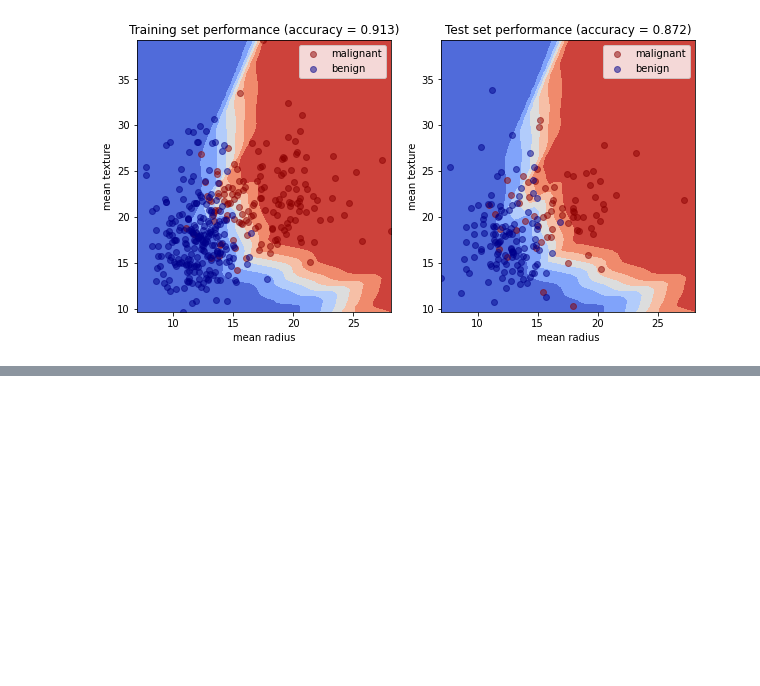
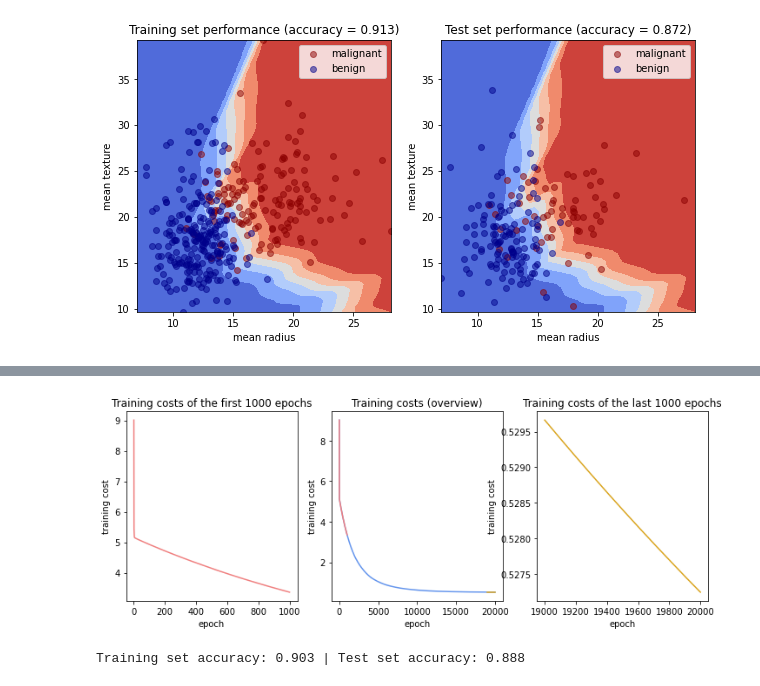
Before and after one commit to bingchen-wang/Machine-Learning-Notes, a Jupyter notebook: Machine Learning/Deep Learning/Feedforward neural networks/Numpy implementation.ipynb, the cells around one changed output, grey strips where cells are left out. Cells and saved outputs as stored; diff of their text form; code cells hidden in the pictures; blank space fills up the shorter version.

```diff
--- a/Machine Learning/Deep Learning/Feedforward neural networks/Numpy implementation.ipynb
+++ b/Machine Learning/Deep Learning/Feedforward neural networks/Numpy implementation.ipynb
@@ -163,5 +180,5 @@ gradients = back_propagation(y, parameters, layer_outputs, activations = ['ReLU'
 # %%
-def update_GD(parameters, gradients, learning_rate = 0.01):
+def update_GD(parameters, gradients, learning_rate = 0.01, lambda_ = 0):
     for para in parameters.keys():
-        parameters[para] = parameters.get(para) - learning_rate * gradients.get(f'd{para}')
+        parameters[para] = (1-learning_rate * lambda_) * parameters.get(para) - learning_rate * gradients.get(f'd{para}')
     return parameters
@@ -168,5 +188,5 @@ def update_GD(parameters, gradients, learning_rate = 0.01):
 # %%
-def training(X,y, model_structure, init_method = 'he', n_epochs = 300, learning_rate =0.01, verbose = False):
+def training(X,y, model_structure, init_method = 'he', n_epochs = 300, learning_rate =0.01, verbose = False, lambda_ = 0):
     cost_history = []
     units, activations = model_structure
     #initialize the parameters
@@ -176,6 +196,8 @@ def training(X,y, model_structure, init_method = 'he', n_epochs = 300, learning_
         y_pred, layer_outputs = forward_propagation(X, parameters, activations, n_layers = len(activations))
         #compute cost
         cost = compute_cost(y_pred, y, method = 'binaryCrossEntropy')
+        if lambda_ != 0:
+            cost += lambda_/2 * np.sum([np.sum(value**2) for key, value in parameters.items() if key.startswith('W')])
         cost_history.append(cost)
         print(f'\r Current epoch: {epoch+1}/{n_epochs} | Training cost: {cost}', end = "")
         if (epoch+1)%(n_epochs//10) == 0:
@@ -185,7 +207,7 @@ def training(X,y, model_structure, init_method = 'he', n_epochs = 300, learning_
         #update parameters using batch gradient descent (with learning rate decay)
         if (epoch+1)%(n_epochs//10) == 0:
             learning_rate *= 0.9
-        parameters = update_GD(parameters, gradients, learning_rate)
+        parameters = update_GD(parameters, gradients, learning_rate, lambda_)
     return parameters, cost_history
 # %%
 def predict(X, model_structure, parameters):
@@ -273,0 +302,4 @@ plt.show()
+# %%
+np.random.seed(1)
+model1 = ([32,32,16,8,4,1],['ReLU','ReLU','ReLU','ReLU','ReLU','sigmoid'])
+parameters, cost_history = training(X[:2,:],y, model1, n_epochs = 20000, learning_rate = 0.005, lambda_ = 0.05)
@@ -273,0 +318,25 @@ plt.show()
+# %%
+fig, ax = plt.subplots(1,3, figsize = (12,4))
+ax[0].plot(range(1,len(cost_history)+1)[:1000], cost_history[:1000], color = "lightcoral")
+ax[0].set_xlabel('epoch')
+ax[0].set_ylabel('training cost')
+ax[0].set_title('Training costs of the first 1000 epochs')
+ax[1].plot(range(1,len(cost_history)+1), cost_history, color = "cornflowerblue")
+ax[1].plot(range(1,len(cost_history)+1)[:1000], cost_history[:1000], color = "lightcoral")
+ax[1].plot(range(1,len(cost_history)+1)[-1000:], cost_history[-1000:], color = "goldenrod")
+ax[1].set_xlabel('epoch')
+ax[1].set_ylabel('training cost')
+ax[1].set_title('Training costs (overview)')
+ax[2].plot(range(1,len(cost_history)+1)[-1000:], cost_history[-1000:], color = "goldenrod")
+ax[2].set_xlabel('epoch')
+ax[2].set_ylabel('training cost')
+ax[2].set_title('Training costs of the last 1000 epochs')
+plt.show()
+# %% [output]
+[figure, added]
+# %%
+train_acc = np.mean((predict(X[:2,:], model1, parameters)>0.5) == y)
+test_acc = np.mean((predict(X_test.transpose()[:2,:], model1, parameters)>0.5) == y_test.reshape(1,-1))
+print(f'Training set accuracy: {round(train_acc,3)} | Test set accuracy: {round(test_acc,3)}')
+# %% [output]
+Training set accuracy: 0.903 | Test set accuracy: 0.888
```
Also changed, not shown: parts of 18 cells of this notebook, 2 other files.
